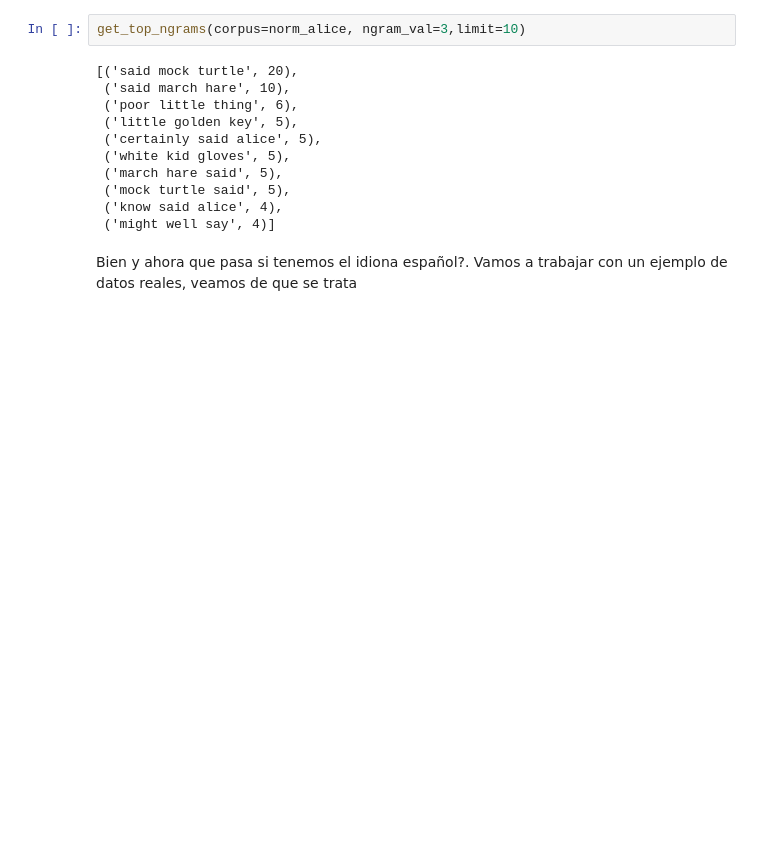
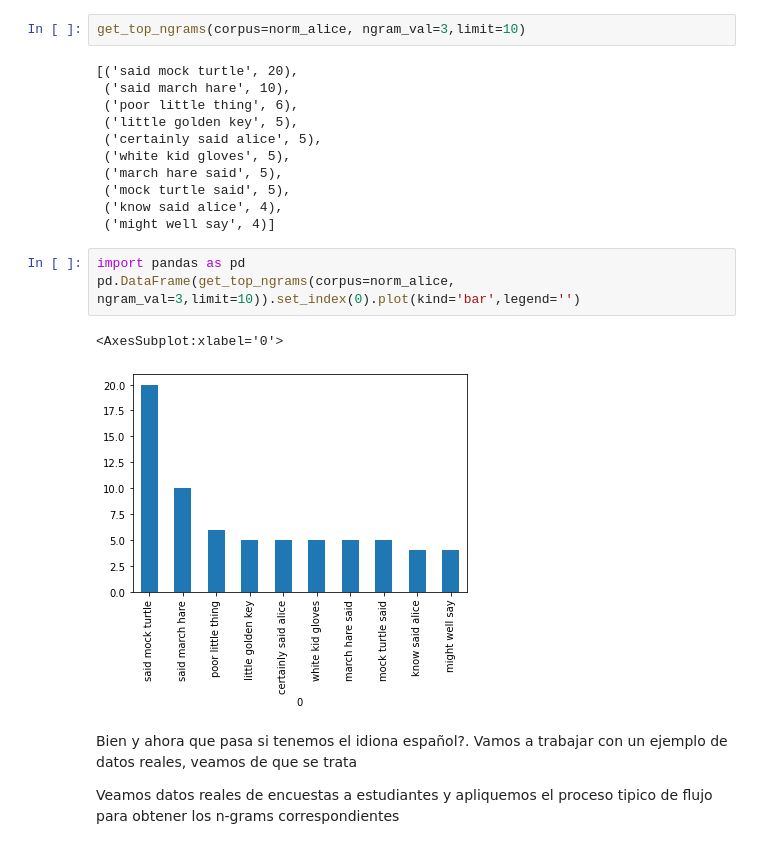
Before and after one commit to dfbustosus/Curso-NLP-Python, a Jupyter notebook: Clase 8. Extraccion de frases y palabras clave (n-grams).ipynb, the cells around one changed output. Saved outputs shown, nothing was run; the diff lists cells and outputs as text; blank space fills up the shorter version.

```diff
--- a/Clase 8. Extraccion de frases y palabras clave (n-grams).ipynb
+++ b/Clase 8. Extraccion de frases y palabras clave (n-grams).ipynb
@@ -137,5 +137,13 @@ get_top_ngrams(corpus=norm_alice, ngram_val=3,limit=10)
  ('mock turtle said', 5),
  ('know said alice', 4),
  ('might well say', 4)]
+# %%
+import pandas as pd
+pd.DataFrame(get_top_ngrams(corpus=norm_alice, ngram_val=3,limit=10)).set_index(0).plot(kind='bar',legend='')
+# %% [output]
+<AxesSubplot:xlabel='0'>
+[figure, added]
 # %% [markdown]
 Bien y ahora que pasa si tenemos el idiona español?. Vamos a trabajar con un ejemplo de datos reales, veamos de que se trata
+
+Veamos datos reales de encuestas a estudiantes y apliquemos el proceso tipico de flujo para obtener los n-grams correspondientes
```
Also changed, not shown: parts of 15 cells of this notebook, 2 other files.
